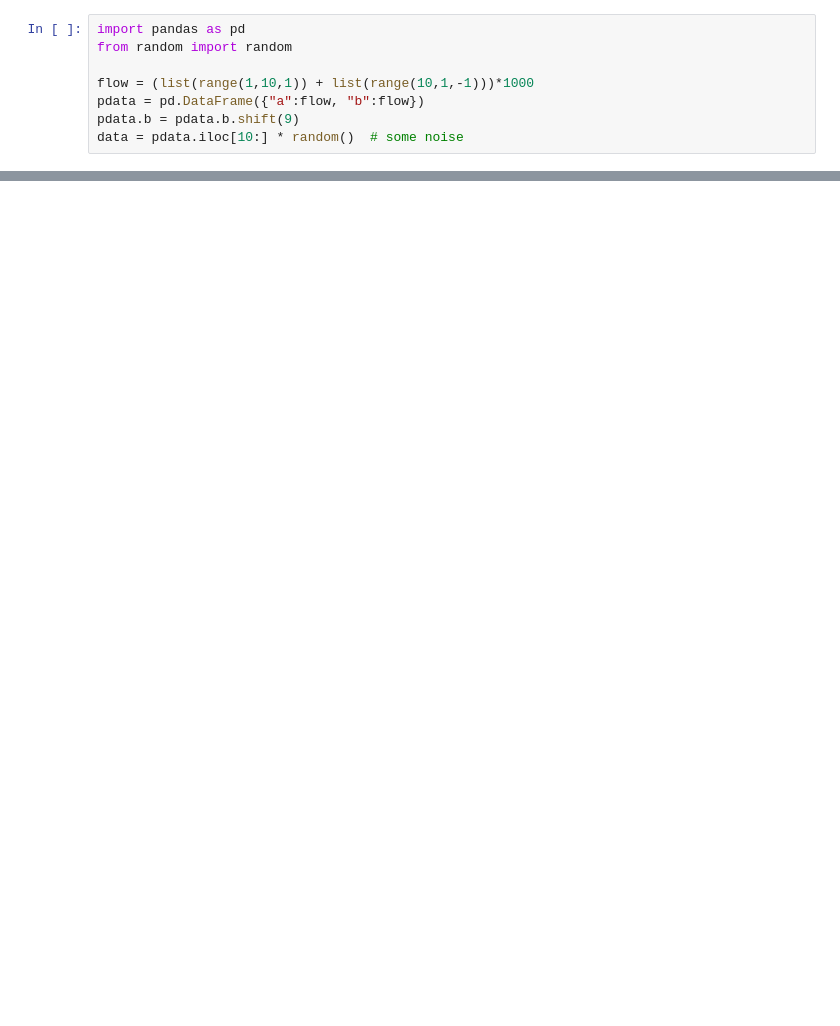
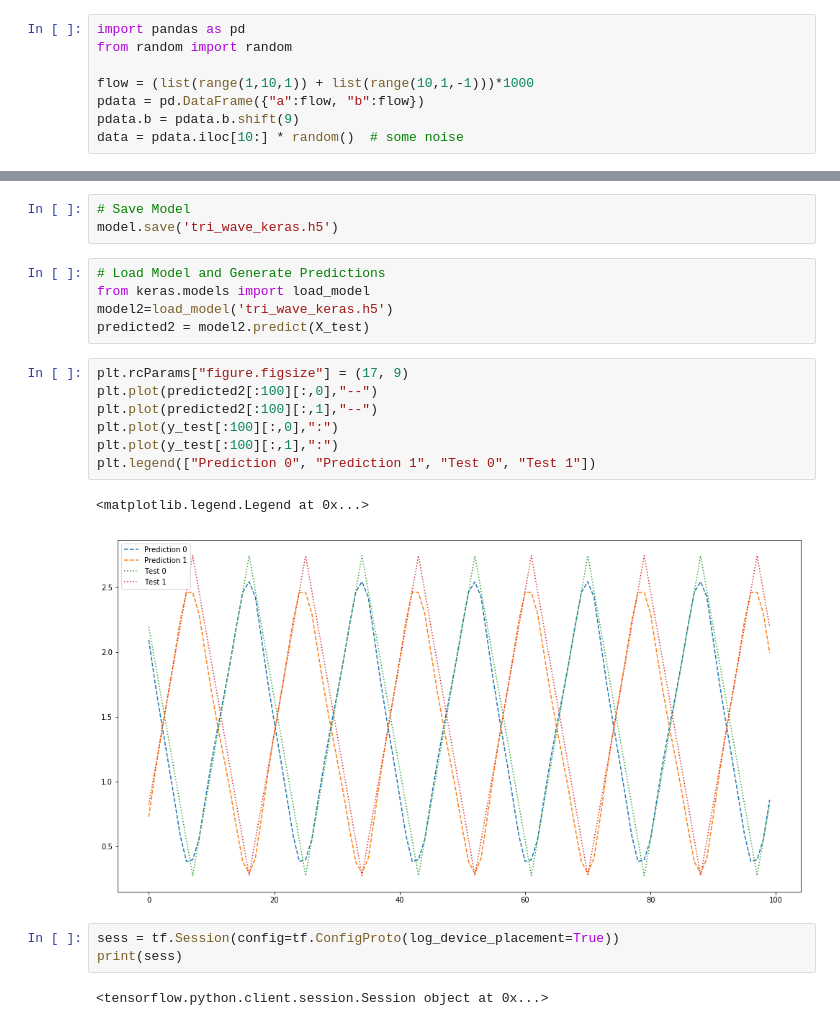
Before and after one commit to dmgroppe/LSTM_SZR_PRED, a Jupyter notebook: Simple_LSTM_keras_2.0.ipynb, the cells around one changed output, grey strips where cells are left out. Saved outputs shown, nothing was run; the diff lists cells and outputs as text; blank space fills up the shorter version.

```diff
--- a/Simple_LSTM_keras_2.0.ipynb
+++ b/Simple_LSTM_keras_2.0.ipynb
@@ -146,0 +188,23 @@ plt.legend(["Prediction 0", "Prediction 1", "Test 0", "Test 1"])
+# %%
+# Save Model
+model.save('tri_wave_keras.h5')
+# %%
+# Load Model and Generate Predictions
+from keras.models import load_model
+model2=load_model('tri_wave_keras.h5')
+predicted2 = model2.predict(X_test)
+# %%
+plt.rcParams["figure.figsize"] = (17, 9)
+plt.plot(predicted2[:100][:,0],"--")
+plt.plot(predicted2[:100][:,1],"--")
+plt.plot(y_test[:100][:,0],":")
+plt.plot(y_test[:100][:,1],":")
+plt.legend(["Prediction 0", "Prediction 1", "Test 0", "Test 1"])
+# %% [output]
+<matplotlib.legend.Legend at 0x...>
+[figure, added]
+# %%
+sess = tf.Session(config=tf.ConfigProto(log_device_placement=True))
+print(sess)
+# %% [output]
+<tensorflow.python.client.session.Session object at 0x...>
```
Also changed, not shown: parts of 15 cells of this notebook, 24 other files.
